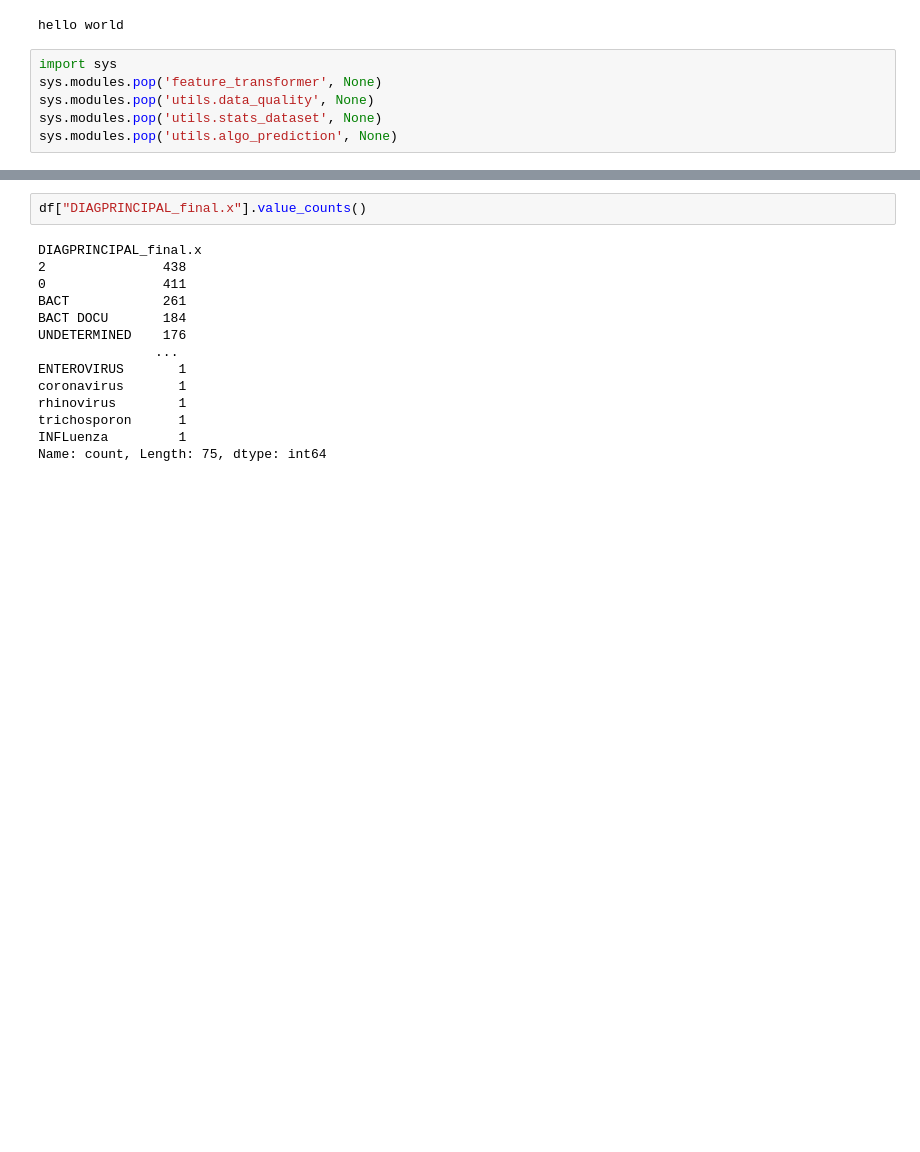
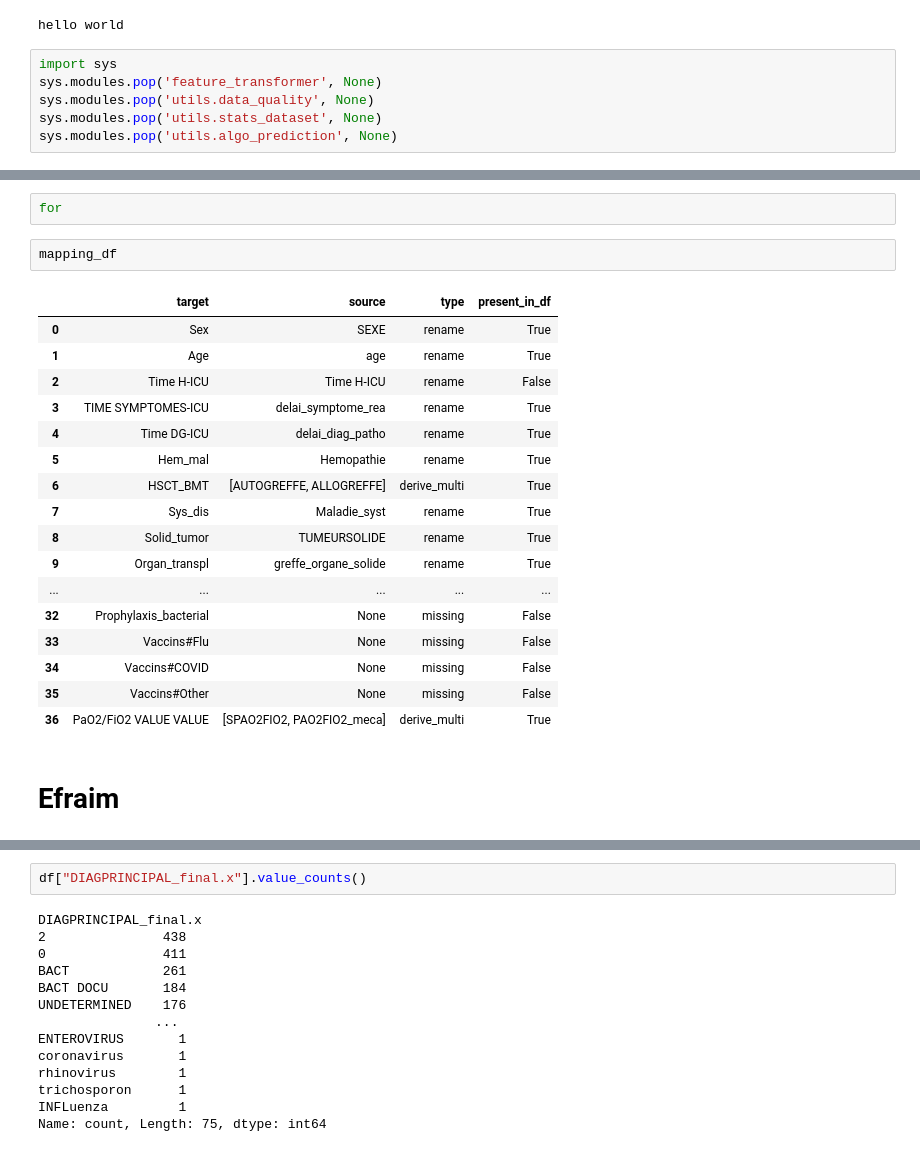
Before and after one commit to Romain-Forte/respiratory_diagnostics, a Jupyter notebook: bazea_dataset.ipynb, the cells around one changed output, grey strips where cells are left out. Saved outputs shown, nothing was run; the diff lists cells and outputs as text; blank space fills up the shorter version.

```diff
--- a/bazea_dataset.ipynb
+++ b/bazea_dataset.ipynb
@@ -44,3 +77,27 @@ print(features_grroh)
+# %%
+for
+# %%
+mapping_df
+# %% [output]
+|  | target | source | type | present_in_df |
+| 0 | Sex | SEXE | rename | True |
+| 1 | Age | age | rename | True |
+| 2 | Time H-ICU | Time H-ICU | rename | False |
+| 3 | TIME SYMPTOMES-ICU | delai_symptome_rea | rename | True |
+| 4 | Time DG-ICU | delai_diag_patho | rename | True |
+| 5 | Hem_mal | Hemopathie | rename | True |
+| 6 | HSCT_BMT | [AUTOGREFFE, ALLOGREFFE] | derive_multi | True |
+| 7 | Sys_dis | Maladie_syst | rename | True |
+| 8 | Solid_tumor | TUMEURSOLIDE | rename | True |
+| 9 | Organ_transpl | greffe_organe_solide | rename | True |
+| ... | ... | ... | ... | ... |
+| 32 | Prophylaxis_bacterial | None | missing | False |
+| 33 | Vaccins#Flu | None | missing | False |
+| 34 | Vaccins#COVID | None | missing | False |
+| 35 | Vaccins#Other | None | missing | False |
+| 36 | PaO2/FiO2 VALUE VALUE | [SPAO2FIO2, PAO2FIO2_meca] | derive_multi | True |
+# %% [markdown]
+# Efraim
 # %%
 FEATURE_CONFIG_PATH = "utils/feature_columns.json"
 feature_lists_efraim = load_feature_lists(FEATURE_CONFIG_PATH)
```
Also changed, not shown: parts of 6 cells of this notebook, 3 other files.
